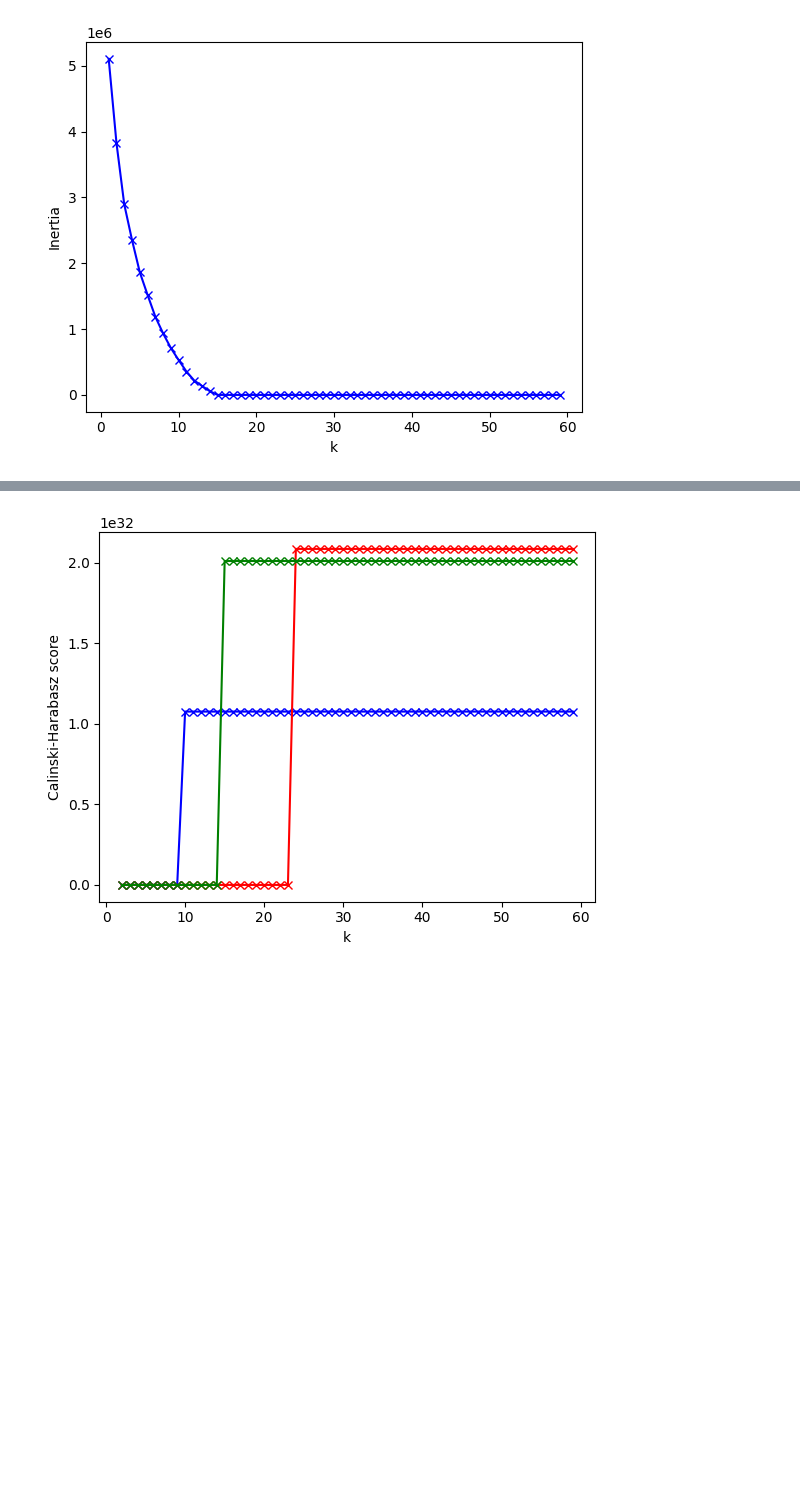
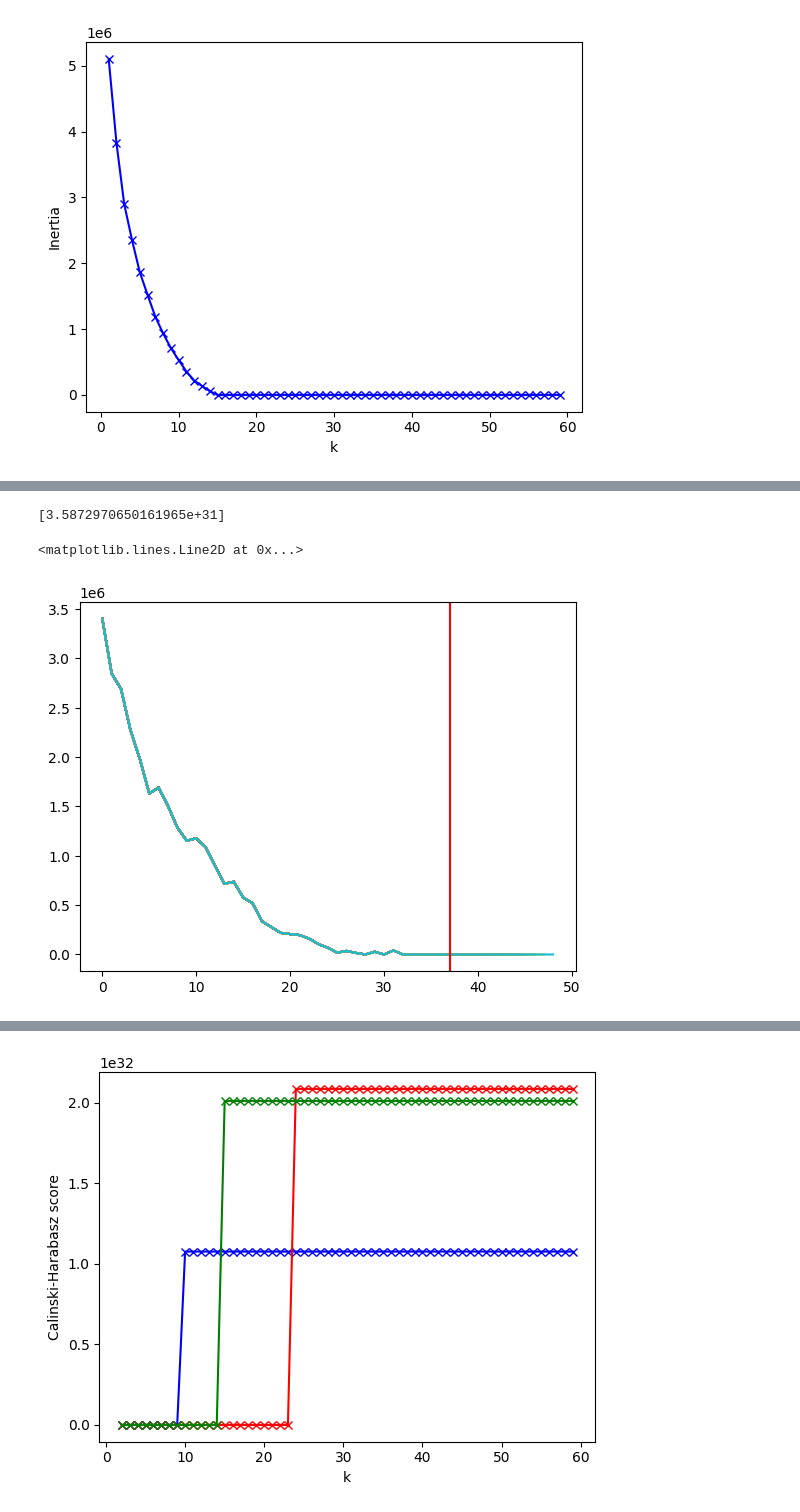
Before and after one commit to raphaelgoms/analysis-scripts, a Jupyter notebook: exps-data-analyzer.ipynb, the cells around one changed output, grey strips where cells are left out. Saved outputs shown, nothing was run; the diff lists cells and outputs as text; code cells hidden in the pictures; blank space fills up the shorter version.

```diff
--- a/exps-data-analyzer.ipynb
+++ b/exps-data-analyzer.ipynb
@@ -520,0 +505,32 @@ plt.show()
+# %%
+max_metric
+# %% [output]
+[3.5872970650161965e+31]
+# %%
+def plot_metric_history(metric_funciton, selector_function, max_gen):
+    max_metric = []
+    for gen_id in range(0, max_gen):
+
+        if gen_id > 0:
+            elite_df = analyzer.get_data_frame(f"elite-f{func_number}-s{seed}-g{gen_id}")
+
+            metric = []
+            K = range(2, int(np.sqrt(180)))
+            for k in K:
+                kmeanModel = KMeans(n_clusters=k).fit(elite_df)
+                kmeanModel.fit(elite_df)
+                if metric_funciton == "inertia":
+                    metric.append(kmeanModel.inertia_)
+                else:
+                    metric.append(metric_funciton(elite_df,  kmeanModel.labels_))
+
+            max_metric.append(selector_function(metric))
+
+        # Plot the elbow
+        plt.plot(range(0, len(max_metric)), max_metric, label=f"{gen_id}")
+# %%
+plot_metric_history("inertia", np.min, 50)
+plt.axvline(x = 37, color = 'r', label = 'axvline - full height')
+# %% [output]
+<matplotlib.lines.Line2D at 0x...>
+[figure, added]
```
Also changed, not shown: parts of 15 cells of this notebook.
